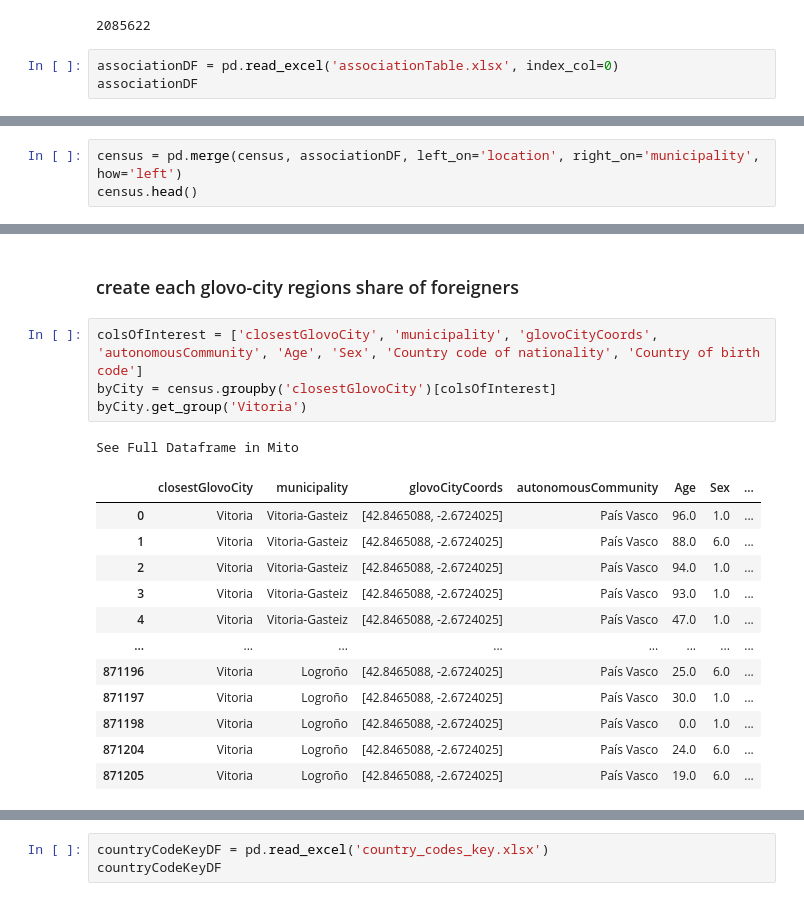
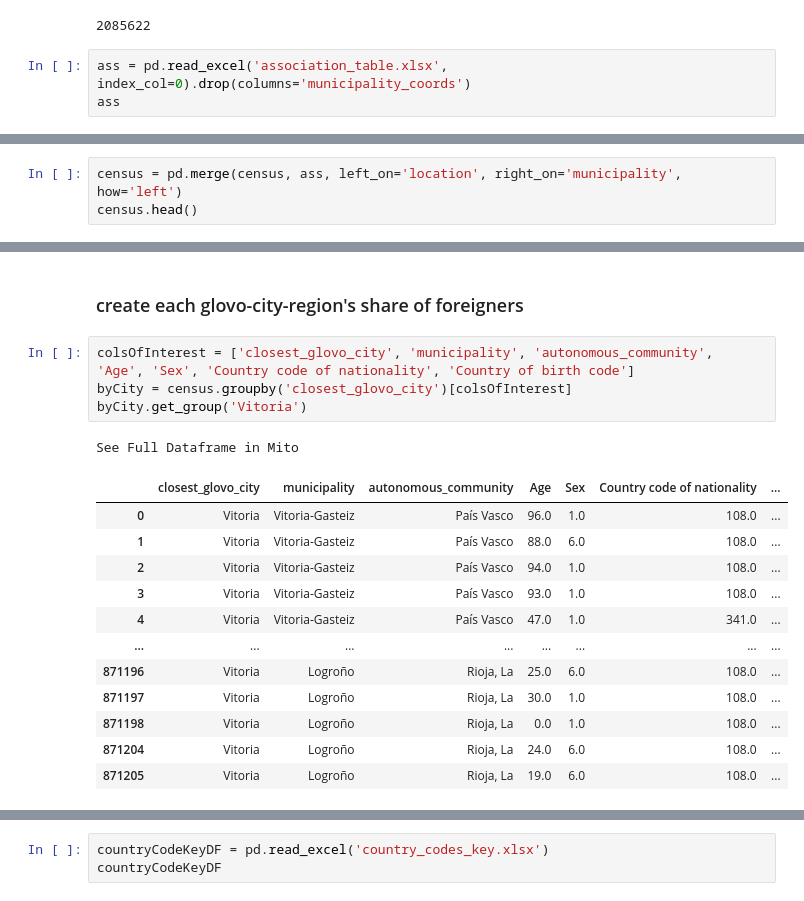
Before and after one commit to linkcharger/glovo, a Jupyter notebook: merging/mergingGlovoAndAux.ipynb, the cells around one changed output, grey strips where cells are left out. Saved outputs shown, nothing was run; the diff lists cells and outputs as text.

```diff
--- a/merging/mergingGlovoAndAux.ipynb
+++ b/merging/mergingGlovoAndAux.ipynb
@@ -404,7 +227,7 @@ len(census)
 # %% [output]
 2085622
 # %%
-associationDF = pd.read_excel('associationTable.xlsx', index_col=0)
-associationDF
+ass = pd.read_excel('association_table.xlsx', index_col=0).drop(columns='municipality_coords')
+ass
 # %% [output]
 See Full Dataframe in Mito
@@ -423,5 +252,5 @@ See Full Dataframe in Mito
 # %%
-census = pd.merge(census, associationDF, left_on='location', right_on='municipality', how='left')
+census = pd.merge(census, ass, left_on='location', right_on='municipality', how='left')
 census.head()
 # %% [output]
 See Full Dataframe in Mito
@@ -446,23 +287,23 @@ census['Country of birth code'].isna().sum()
 # %% [markdown]
-### create each glovo-city regions share of foreigners
+### create each glovo-city-region's share of foreigners
 # %%
-colsOfInterest = ['closestGlovoCity', 'municipality', 'glovoCityCoords', 'autonomousCommunity', 'Age', 'Sex', 'Country code of nationality', 'Country of birth code']
-byCity = census.groupby('closestGlovoCity')[colsOfInterest]
+colsOfInterest = ['closest_glovo_city', 'municipality', 'autonomous_community', 'Age', 'Sex', 'Country code of nationality', 'Country of birth code']
+byCity = census.groupby('closest_glovo_city')[colsOfInterest]
 byCity.get_group('Vitoria')
 # %% [output]
 See Full Dataframe in Mito
-|  | closestGlovoCity | municipality | glovoCityCoords | autonomousCommunity | Age | Sex | ... |
-| 0 | Vitoria | Vitoria-Gasteiz | [42.8465088, -2.6724025] | País Vasco | 96.0 | 1.0 | ... |
-| 1 | Vitoria | Vitoria-Gasteiz | [42.8465088, -2.6724025] | País Vasco | 88.0 | 6.0 | ... |
-| 2 | Vitoria | Vitoria-Gasteiz | [42.8465088, -2.6724025] | País Vasco | 94.0 | 1.0 | ... |
-| 3 | Vitoria | Vitoria-Gasteiz | [42.8465088, -2.6724025] | País Vasco | 93.0 | 1.0 | ... |
-| 4 | Vitoria | Vitoria-Gasteiz | [42.8465088, -2.6724025] | País Vasco | 47.0 | 1.0 | ... |
+|  | closest_glovo_city | municipality | autonomous_community | Age | Sex | Country code of nationality | ... |
+| 0 | Vitoria | Vitoria-Gasteiz | País Vasco | 96.0 | 1.0 | 108.0 | ... |
+| 1 | Vitoria | Vitoria-Gasteiz | País Vasco | 88.0 | 6.0 | 108.0 | ... |
+| 2 | Vitoria | Vitoria-Gasteiz | País Vasco | 94.0 | 1.0 | 108.0 | ... |
+| 3 | Vitoria | Vitoria-Gasteiz | País Vasco | 93.0 | 1.0 | 108.0 | ... |
+| 4 | Vitoria | Vitoria-Gasteiz | País Vasco | 47.0 | 1.0 | 341.0 | ... |
 | ... | ... | ... | ... | ... | ... | ... | ... |
-| 871196 | Vitoria | Logroño | [42.8465088, -2.6724025] | País Vasco | 25.0 | 6.0 | ... |
-| 871197 | Vitoria | Logroño | [42.8465088, -2.6724025] | País Vasco | 30.0 | 1.0 | ... |
-| 871198 | Vitoria | Logroño | [42.8465088, -2.6724025] | País Vasco | 0.0 | 1.0 | ... |
-| 871204 | Vitoria | Logroño | [42.8465088, -2.6724025] | País Vasco | 24.0 | 6.0 | ... |
-| 871205 | Vitoria | Logroño | [42.8465088, -2.6724025] | País Vasco | 19.0 | 6.0 | ... |
+| 871196 | Vitoria | Logroño | Rioja, La | 25.0 | 6.0 | 108.0 | ... |
+| 871197 | Vitoria | Logroño | Rioja, La | 30.0 | 1.0 | 108.0 | ... |
+| 871198 | Vitoria | Logroño | Rioja, La | 0.0 | 1.0 | 108.0 | ... |
+| 871204 | Vitoria | Logroño | Rioja, La | 24.0 | 6.0 | 108.0 | ... |
+| 871205 | Vitoria | Logroño | Rioja, La | 19.0 | 6.0 | 108.0 | ... |
 # %%
 topCountryCodes = list(census['Country of birth code'].value_counts(dropna=False).index)[:20]
 topCountryCodes
```
Also changed, not shown: parts of 95 cells of this notebook, 6 other files.
